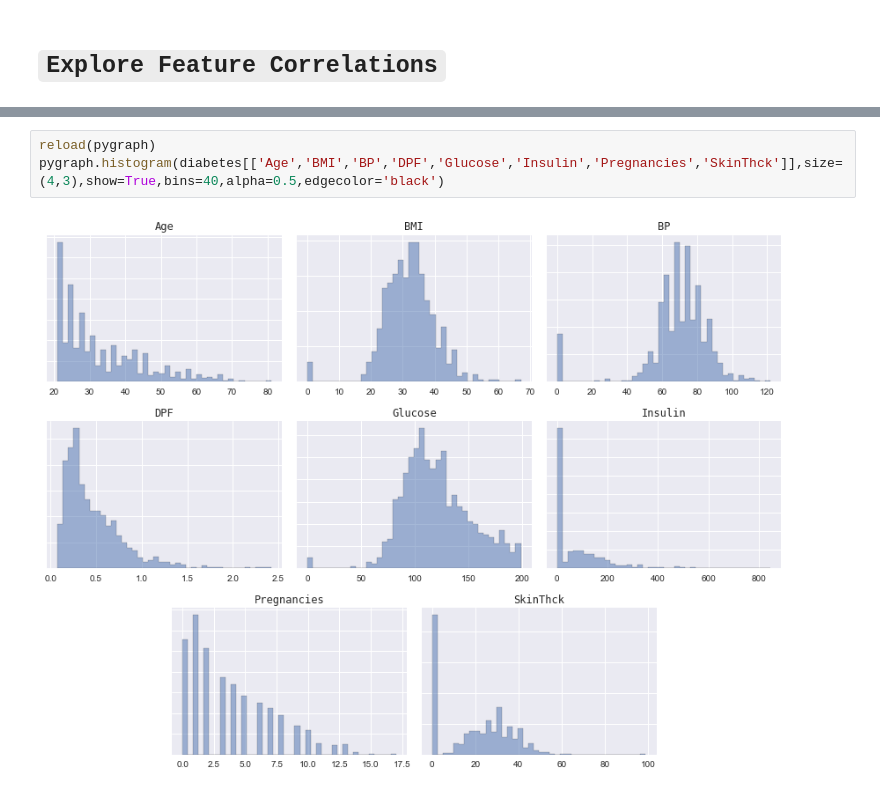
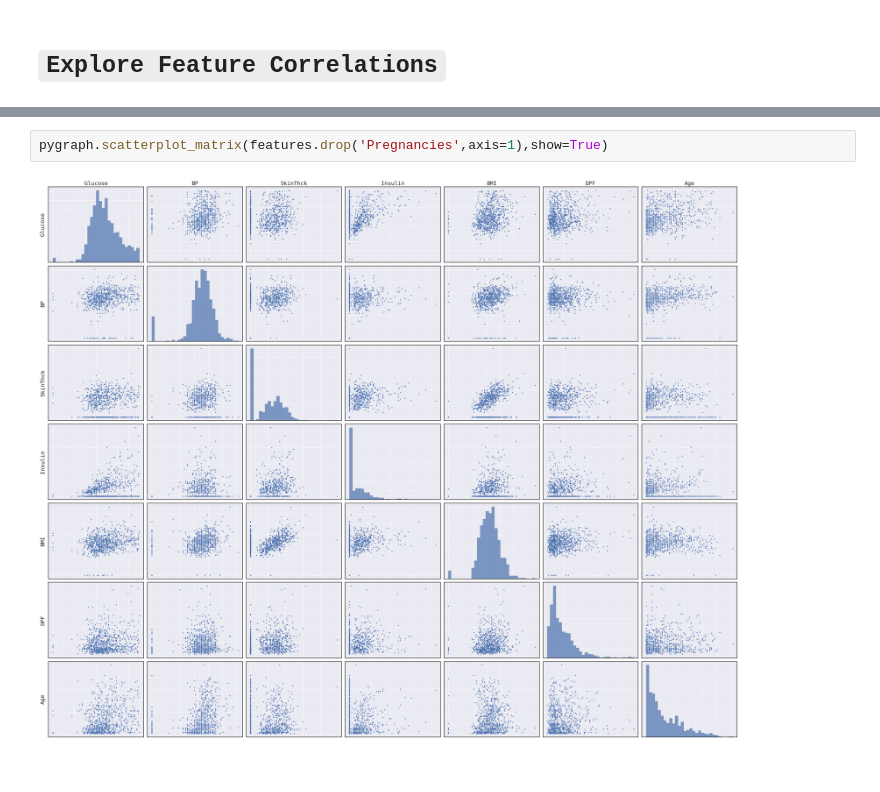
Before and after one commit to luciancooper/ada-II, a Jupyter notebook: Diabetes_Classification.ipynb, the cells around one changed output, grey strips where cells are left out. Drawn from its saved outputs; the diff is of its cells as text.

```diff
--- a/Diabetes_Classification.ipynb
+++ b/Diabetes_Classification.ipynb
@@ -232,5 +210,4 @@ pygraph.histogram(diabetes['BMI'],size=(5,3),show=True,bins=40)
-# %%
-reload(pygraph)
-pygraph.histogram(diabetes[['Age','BMI','BP','DPF','Glucose','Insulin','Pregnancies','SkinThck']],size=(4,3),show=True,bins=40,alpha=0.5,edgecolor='black')
-# %% [output]
-[figure, removed]
+# %%
+pygraph.scatterplot_matrix(features.drop('Pregnancies',axis=1),show=True)
+# %% [output]
+[figure, added]
```
Also changed, not shown: parts of 21 cells of this notebook, 1 other file.
